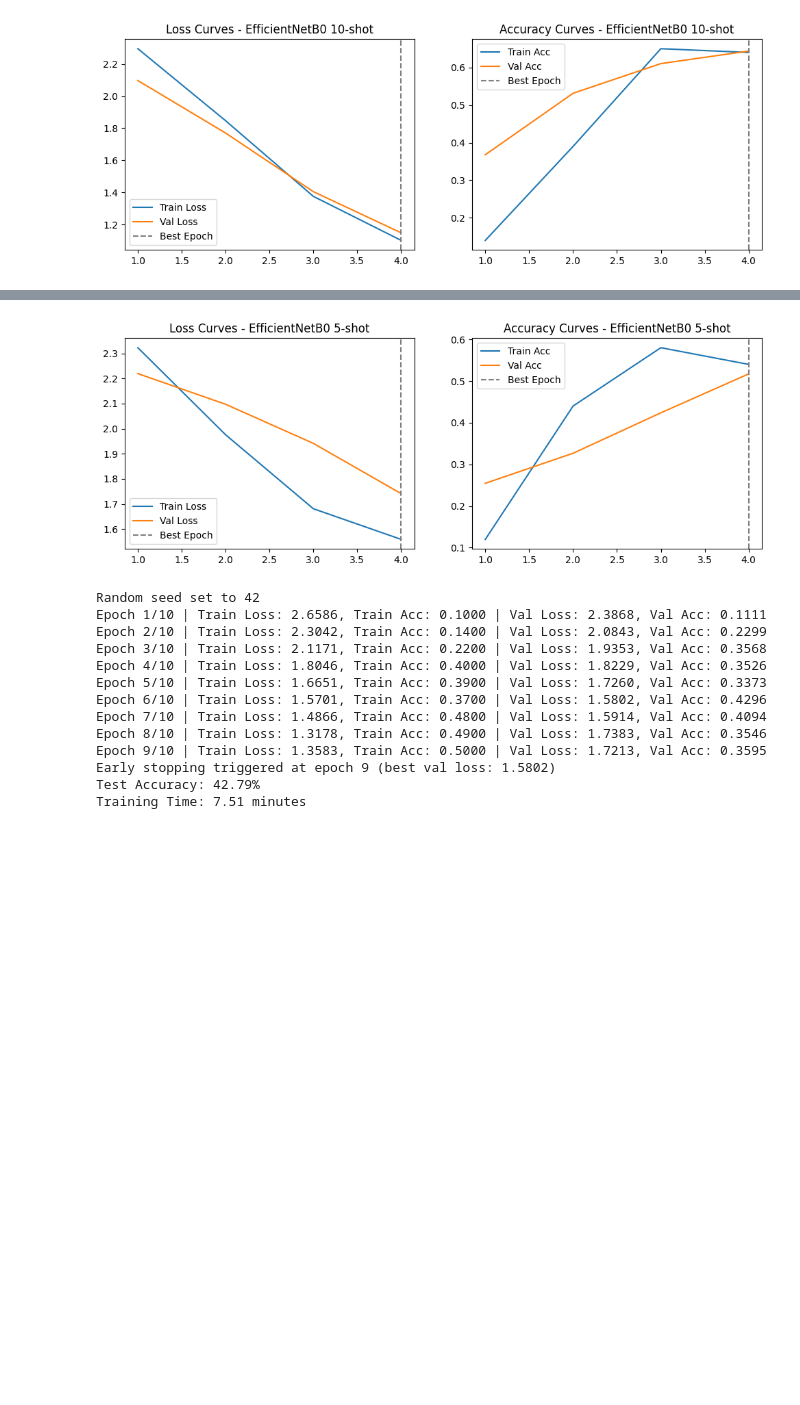
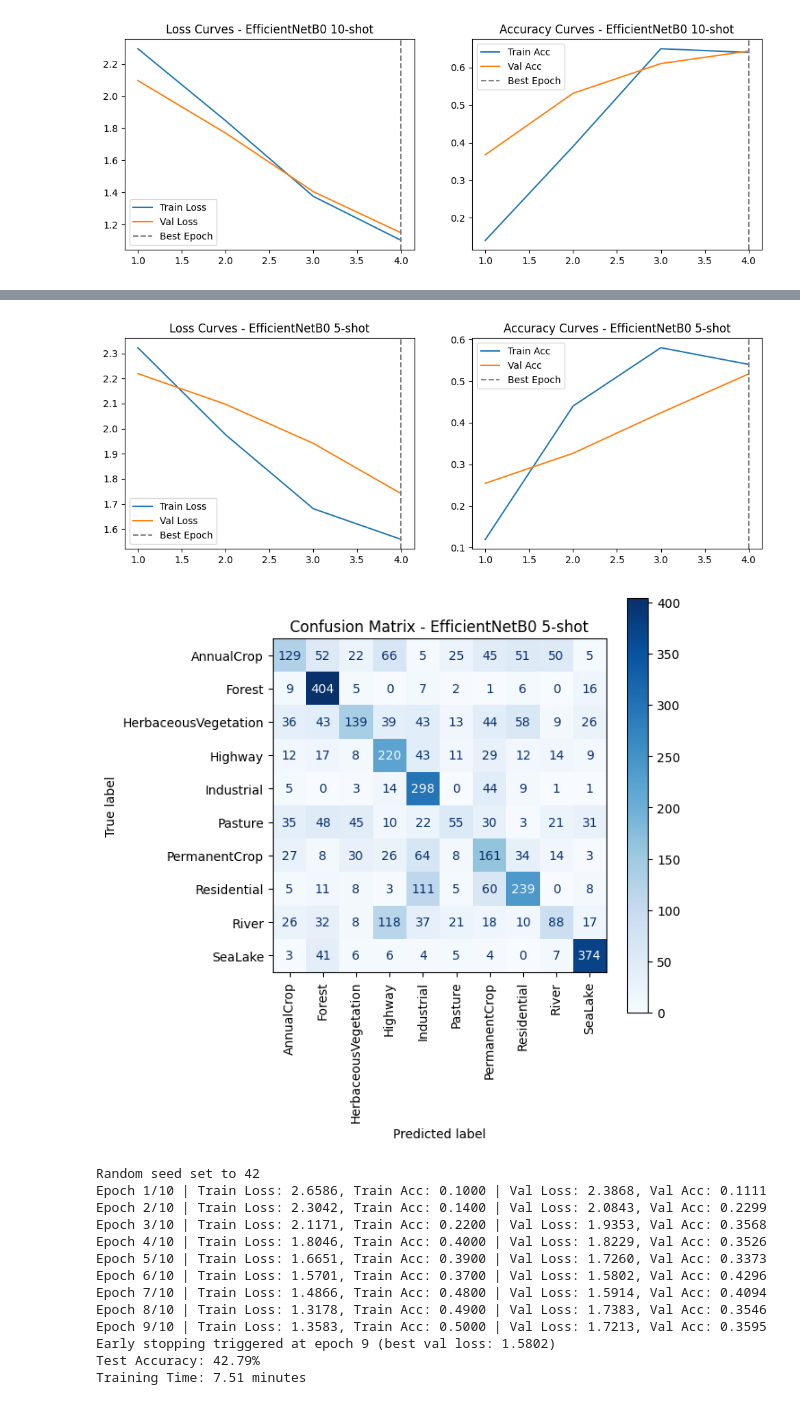
Before and after one commit to dboutzounis/Satellite-Data-Comparative-Study, a Jupyter notebook: satellite_image_classification.ipynb, the cells around one changed output, grey strips where cells are left out. Drawn from its saved outputs; the diff is of its cells as text; code cells hidden in the pictures; blank space fills up the shorter version.

Commit message:
added confusion matrix and per class acc on clip

```diff
--- a/satellite_image_classification.ipynb
+++ b/satellite_image_classification.ipynb
@@ -353,3 +353,14 @@ def plot_train_curves(results, title=""):
     plt.title(f"Accuracy Curves - {title}")
 
     plt.show()
+
+
+def plot_confusion_matrix(cm, class_names, title=""):
+    disp = ConfusionMatrixDisplay(
+        confusion_matrix=cm,
+        display_labels=class_names,
+    )
+    fig, ax = plt.subplots(figsize=(6, 6))
+    disp.plot(cmap="Blues", values_format="d", ax=ax, xticks_rotation="vertical")
+    plt.title(f"Confusion Matrix - {title}")
+    plt.show()
@@ -985,7 +996,13 @@ Training Time: 0.24 minutes
 # %%
 plot_train_curves(results_efficientnetb0_5shot, "EfficientNetB0 5-shot")
+plot_confusion_matrix(
+    results_efficientnetb0_5shot["confusion_matrix"],
+    class_names,
+    "EfficientNetB0 5-shot",
+)
 # %% [output]
 [figure]
+[figure, added]
 # %%
 batch_size_vit = 32
 
```
Also changed, not shown: parts of 10 cells of this notebook.
